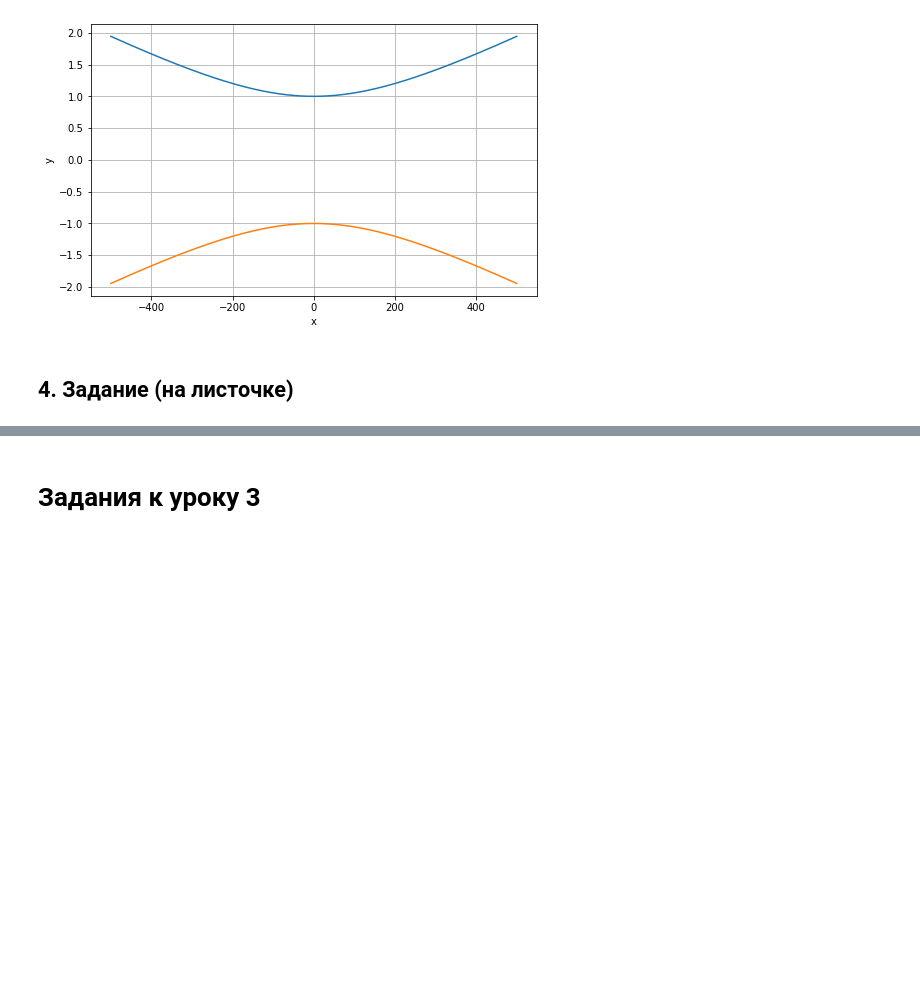
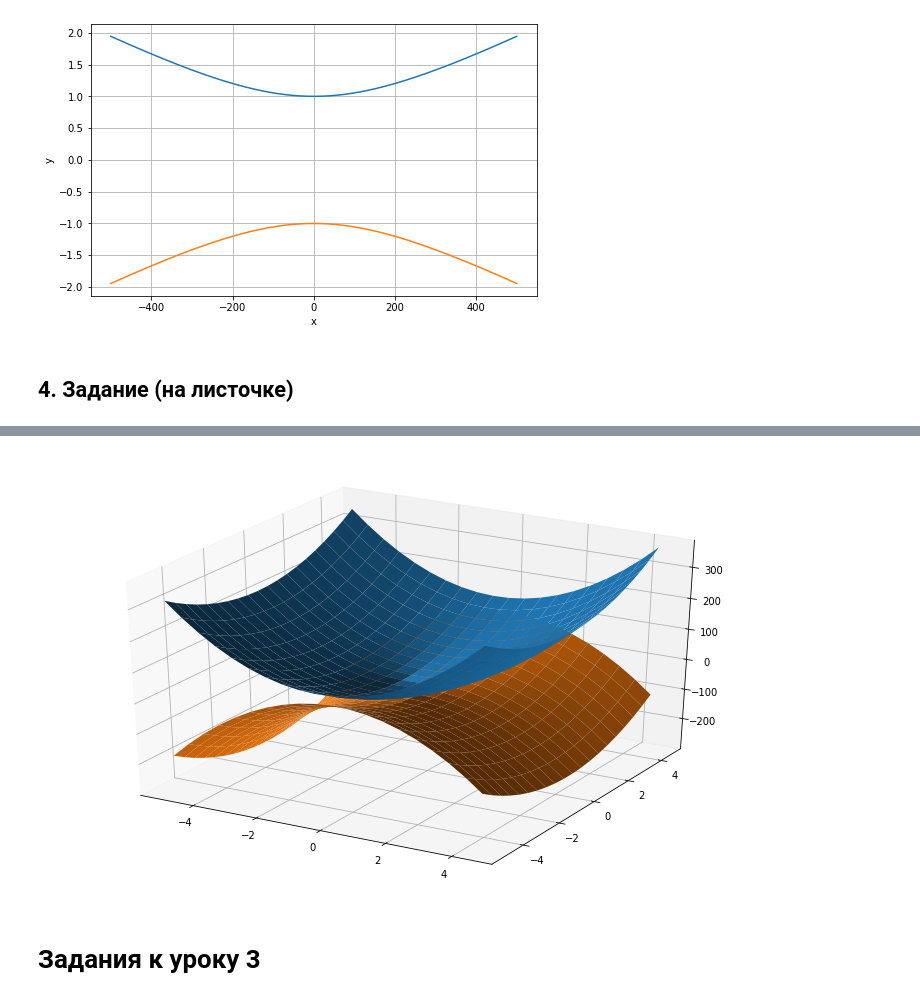
Before and after one commit to koryagin2006/GB_Course_Introduction_to_Higher_Mathematics, a Jupyter notebook: Lesson_3 Видеоурок “Введение в аналитическую геометрию. Графики на плоскости”/Практическое задание к теме 2-3.ipynb, the cells around one changed output, grey strips where cells are left out. Cells and saved outputs as stored; diff of their text form; code cells hidden in the pictures; blank space fills up the shorter version.

```diff
--- a/Lesson_3 Видеоурок “Введение в аналитическую геометрию. Графики на плоскости”/Практическое задание к теме 2-3.ipynb
+++ b/Lesson_3 Видеоурок “Введение в аналитическую геометрию. Графики на плоскости”/Практическое задание к теме 2-3.ipynb
@@ -151,4 +173,18 @@ A1x + B1y + C1z + D1 = 0
 - 2) Нарисуйте трехмерный график двух любых поверхностей второго порядка
+# %%
+rcParams['figure.figsize'] = 10, 6
+
+fig = figure()
+ax = Axes3D(fig)
+X = np.arange(-5, 5, 0.5)
+Y = np.arange(-5, 5, 0.5)
+X,Y = np.meshgrid(X,Y)
+Z = 10*X**2 + 5*Y**2 + 8*X + 5*Y + 10
+Z2 = -10*X**2 + 5*Y**2 + 2*X + 3*Y -30
+ax.plot_surface(X,Y,Z)
+ax.plot_surface(X,Y,Z2);
+# %% [output]
+[figure, added]
 # %% [markdown]
 # Задания к уроку 3
 # %% [markdown]
```
Also changed, not shown: parts of 9 cells of this notebook.
